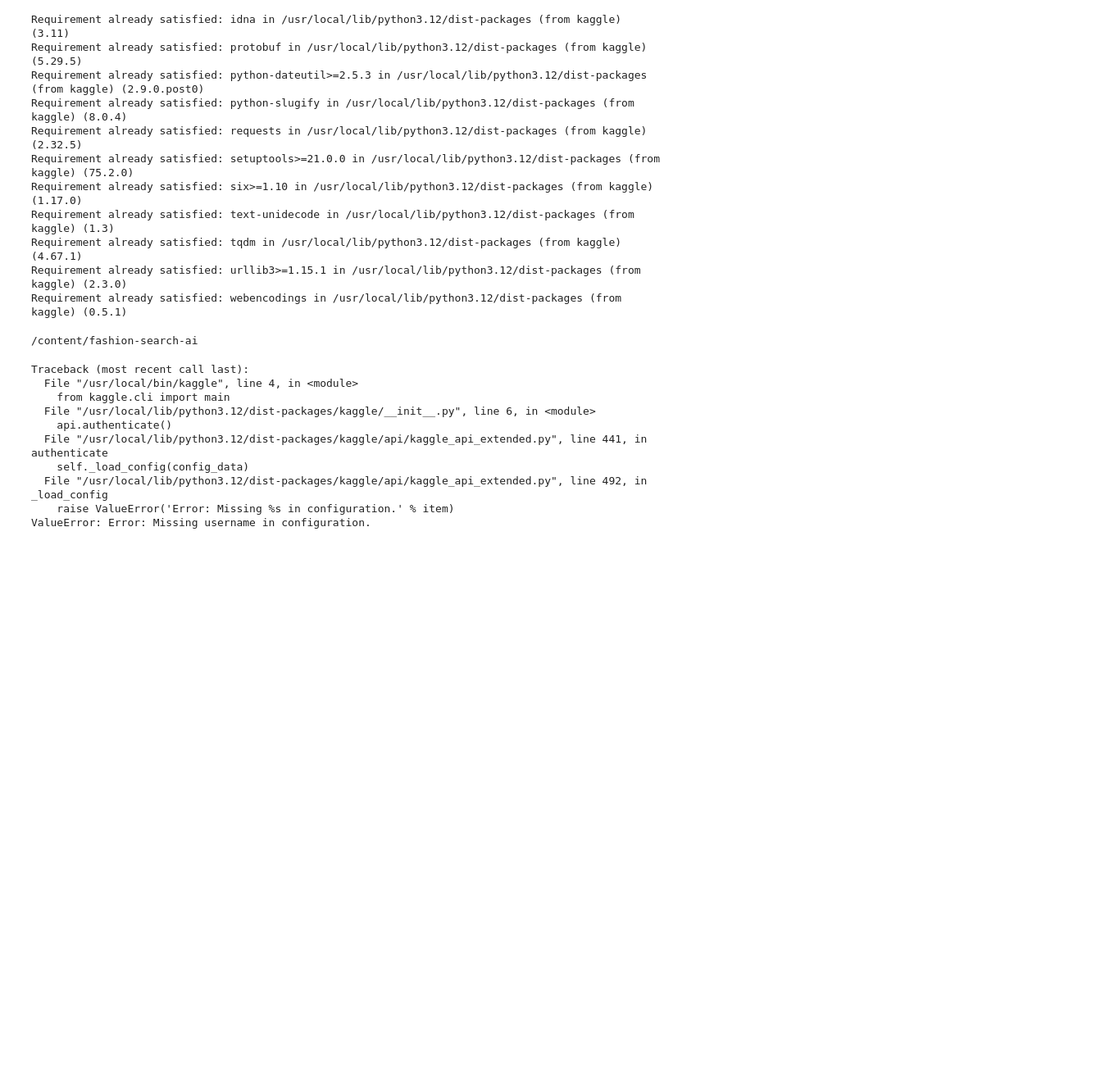
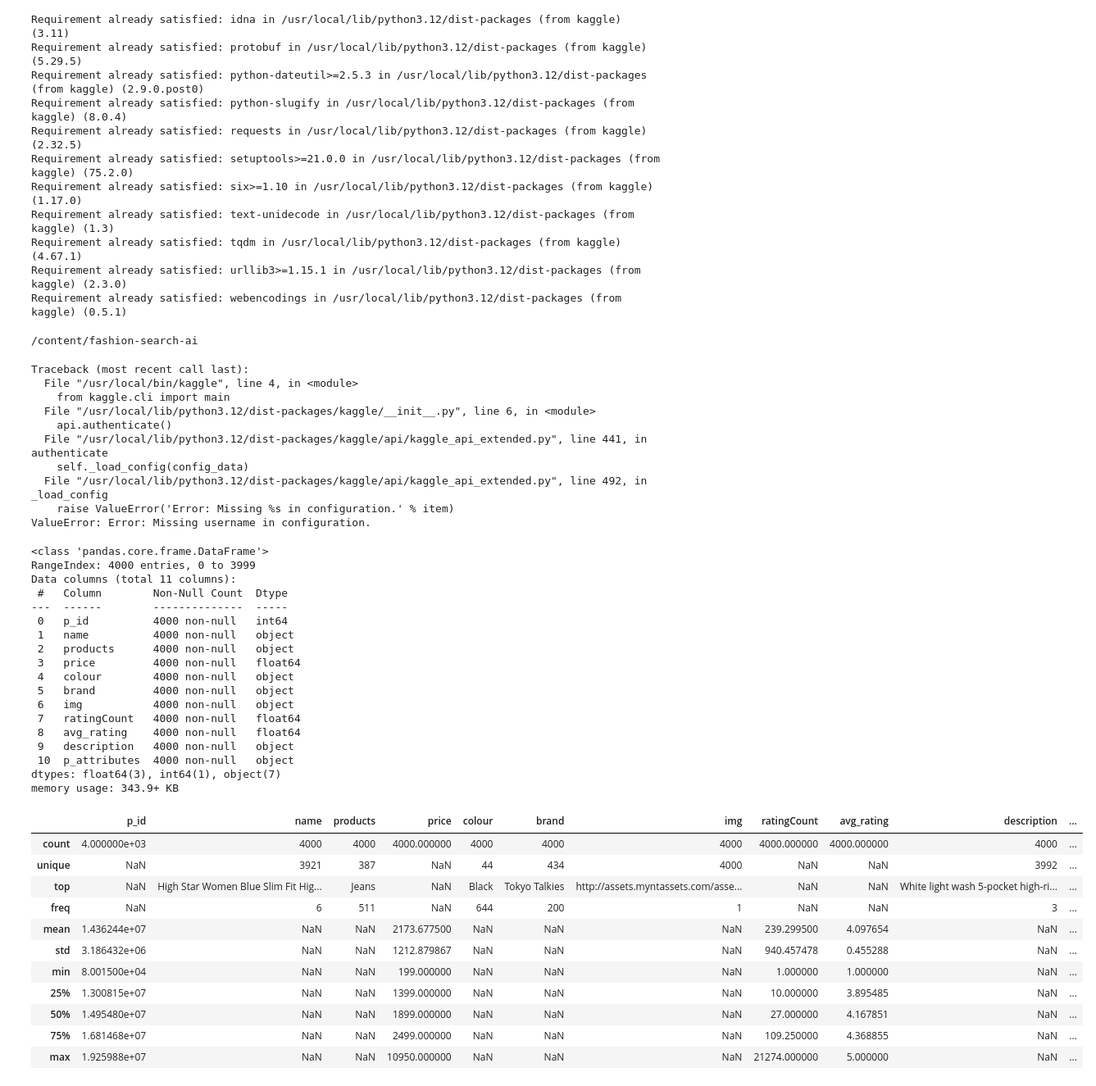
Before and after one commit to Shilpa3008/fashion-search-ai, a Jupyter notebook: notebooks/01_eda_preprocessing.ipynb, the cells around one changed output. Shown: that part at 82% size. Drawn from its saved outputs; the diff is of its cells as text; code cells hidden in the pictures; blank space fills up the shorter version.

Commit message:
Updated preprocessing file with cleaning raw data

```diff
--- a/notebooks/01_eda_preprocessing.ipynb
+++ b/notebooks/01_eda_preprocessing.ipynb
@@ -125,3 +125,44 @@ Traceback (most recent call last):
   File "/usr/local/lib/python3.12/dist-packages/kaggle/api/kaggle_api_extended.py", line 492, in _load_config
     raise ValueError('Error: Missing %s in configuration.' % item)
 ValueError: Error: Missing username in configuration.
+# %%
+import pandas as pd
+import os
+
+raw_path = "data/raw/Fashion_Dataset_v2.csv"  # adjust filename if different
+
+df = pd.read_csv(raw_path)
+df.head()
+df.info()
+df.describe(include="all")
+# %% [output]
+<class 'pandas.core.frame.DataFrame'>
+RangeIndex: 4000 entries, 0 to 3999
+Data columns (total 11 columns):
+ #   Column        Non-Null Count  Dtype
+---  ------        --------------  -----
+ 0   p_id          4000 non-null   int64
+ 1   name          4000 non-null   object
+ 2   products      4000 non-null   object
+ 3   price         4000 non-null   float64
+ 4   colour        4000 non-null   object
+ 5   brand         4000 non-null   object
+ 6   img           4000 non-null   object
+ 7   ratingCount   4000 non-null   float64
+ 8   avg_rating    4000 non-null   float64
+ 9   description   4000 non-null   object
+ 10  p_attributes  4000 non-null   object
+dtypes: float64(3), int64(1), object(7)
+memory usage: 343.9+ KB
+|  | p_id | name | products | price | colour | brand | img | ratingCount | avg_rating | description | ... |
+| count | 4.000000e+03 | 4000 | 4000 | 4000.000000 | 4000 | 4000 | 4000 | 4000.000000 | 4000.000000 | 4000 | ... |
+| unique | NaN | 3921 | 387 | NaN | 44 | 434 | 4000 | NaN | NaN | 3992 | ... |
+| top | NaN | High Star Women Blue Slim Fit Hig... | Jeans | NaN | Black | Tokyo Talkies | http://assets.myntassets.com/asse... | NaN | NaN | White light wash 5-pocket high-ri... | ... |
+| freq | NaN | 6 | 511 | NaN | 644 | 200 | 1 | NaN | NaN | 3 | ... |
+| mean | 1.436244e+07 | NaN | NaN | 2173.677500 | NaN | NaN | NaN | 239.299500 | 4.097654 | NaN | ... |
+| std | 3.186432e+06 | NaN | NaN | 1212.879867 | NaN | NaN | NaN | 940.457478 | 0.455288 | NaN | ... |
+| min | 8.001500e+04 | NaN | NaN | 199.000000 | NaN | NaN | NaN | 1.000000 | 1.000000 | NaN | ... |
+| 25% | 1.300815e+07 | NaN | NaN | 1399.000000 | NaN | NaN | NaN | 10.000000 | 3.895485 | NaN | ... |
+| 50% | 1.495480e+07 | NaN | NaN | 1899.000000 | NaN | NaN | NaN | 27.000000 | 4.167851 | NaN | ... |
+| 75% | 1.681468e+07 | NaN | NaN | 2499.000000 | NaN | NaN | NaN | 109.250000 | 4.368855 | NaN | ... |
+| max | 1.925988e+07 | NaN | NaN | 10950.000000 | NaN | NaN | NaN | 21274.000000 | 5.000000 | NaN | ... |
```
Also changed, not shown: parts of 11 cells of this notebook.
